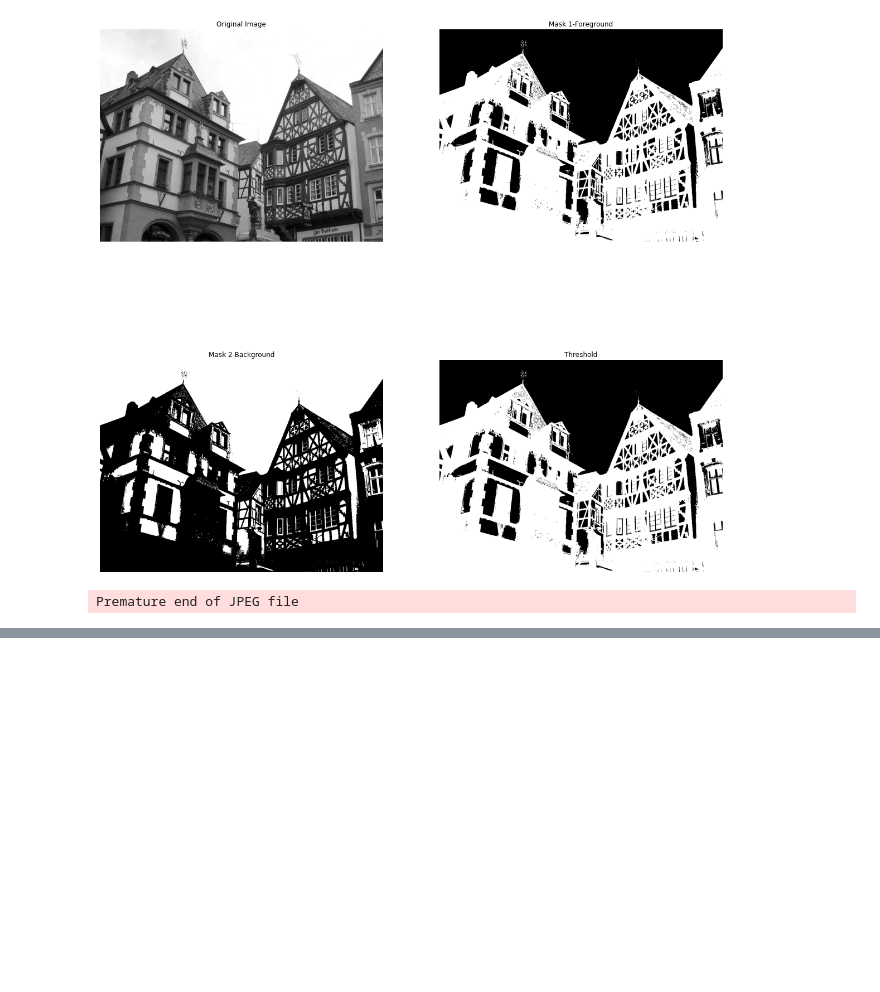
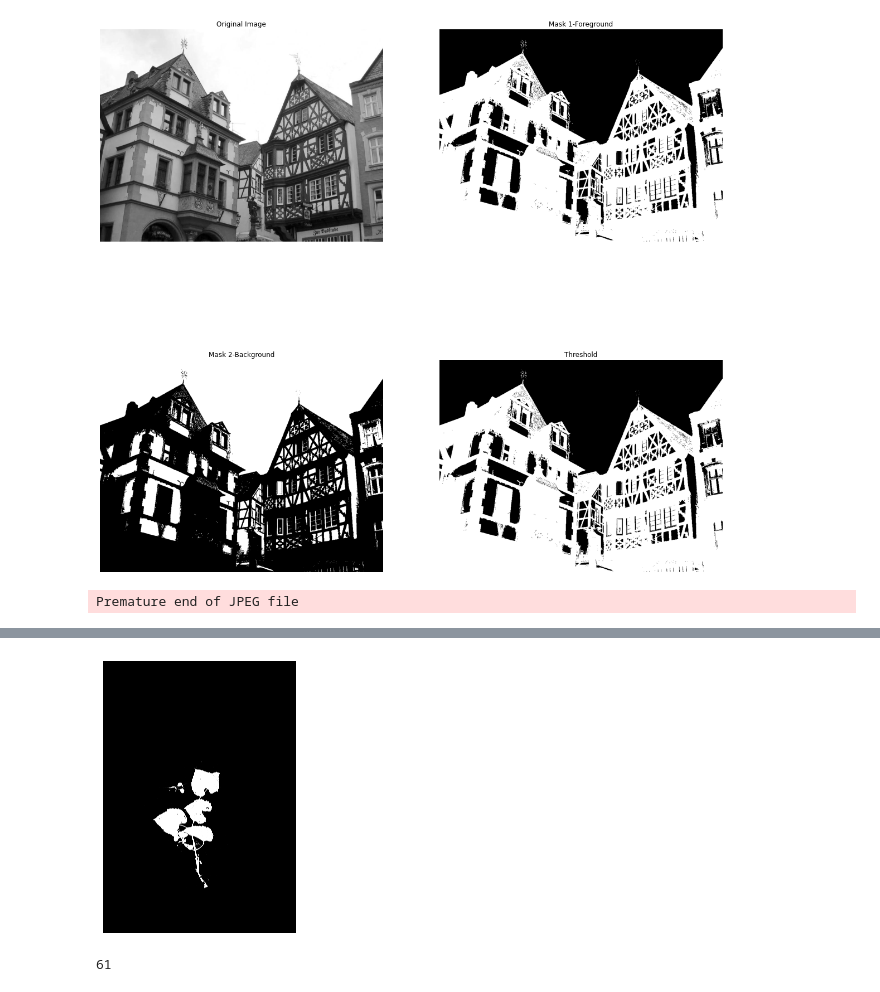
Before and after one commit to StefanoFochesatto/Homework-Spring-2022, a Jupyter notebook: Herbarium Lab research/Building Segmentation Mask Code.ipynb, the cells around one changed output, grey strips where cells are left out. Saved outputs shown, nothing was run; the diff lists cells and outputs as text; code cells hidden in the pictures; blank space fills up the shorter version.

```diff
--- a/Herbarium Lab research/Building Segmentation Mask Code.ipynb
+++ b/Herbarium Lab research/Building Segmentation Mask Code.ipynb
@@ -255,0 +265,44 @@ Premature end of JPEG file
+# %%
+file = "00588661.jpg"
+
+
+
+currentImage = cv2.imread(file, cv2.IMREAD_GRAYSCALE) # Reading in the current image
+plt.axis('off')
+plt.imshow(currentImage, 'gray')
+
+
+ret, thresh = cv2.threshold(currentImage,0,255, cv2.THRESH_BINARY_INV + cv2.THRESH_OTSU)
+
+mask_fore = copy.deepcopy(currentImage)
+mask_fore = np.where((currentImage).astype(np.uint8) > ret, 255, 0)
+
+
+
+currentImageBlurred = cv2.medianBlur(mask_fore.astype(np.uint8),5)
+
+image_back = Image.fromarray((currentImageBlurred).astype(np.uint8))
+
+
+image_back.save('currentImageBlurred',"JPEG")
+# %% [output]
+[figure, added]
+# %%
+h, w = currentImageBlurred.shape[:2]
+mask = np.zeros((h+2, w+2), np.uint8)
+im_floodfill = currentImageBlurred.copy()
+# Floodfill from point (0, 0)
+
+cv2.floodFill(im_floodfill, mask, (0,0), 255);
+# Invert floodfilled image
+im_floodfill_inv = cv2.bitwise_not(im_floodfill)
+# Combine the two images to get the foreground.
+im_out = currentImageBlurred | im_floodfill_inv
+# Display images.
+cv2.imshow("Thresholded Image", currentImageBlurred)
+cv2.imshow("Floodfilled Image", im_floodfill)
+cv2.imshow("Inverted Floodfilled Image", im_floodfill_inv)
+cv2.imshow("Foreground", im_out)
+cv2.waitKey(0)
+# %% [output]
+61
```
Also changed, not shown: parts of 6 cells of this notebook, 25 other files.
